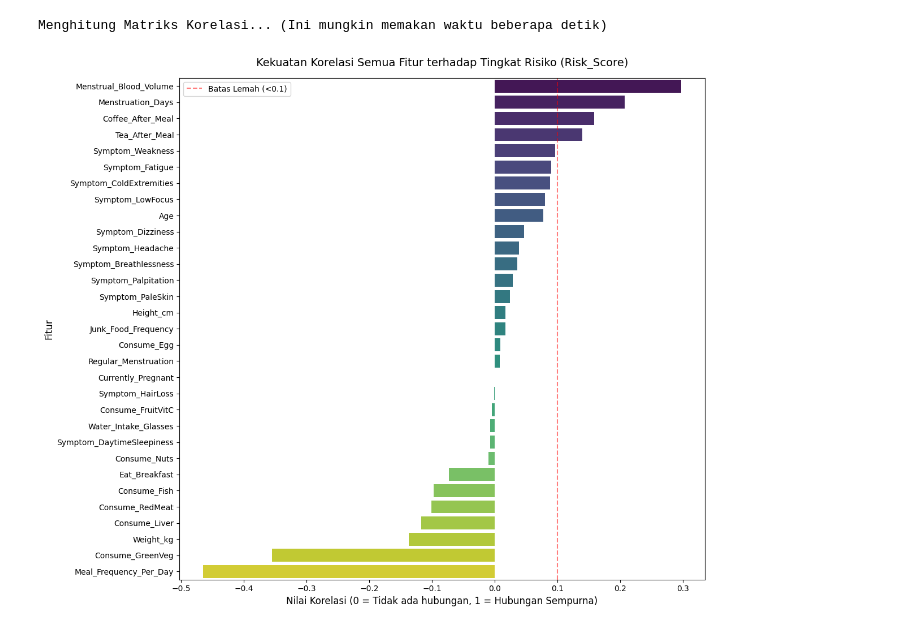
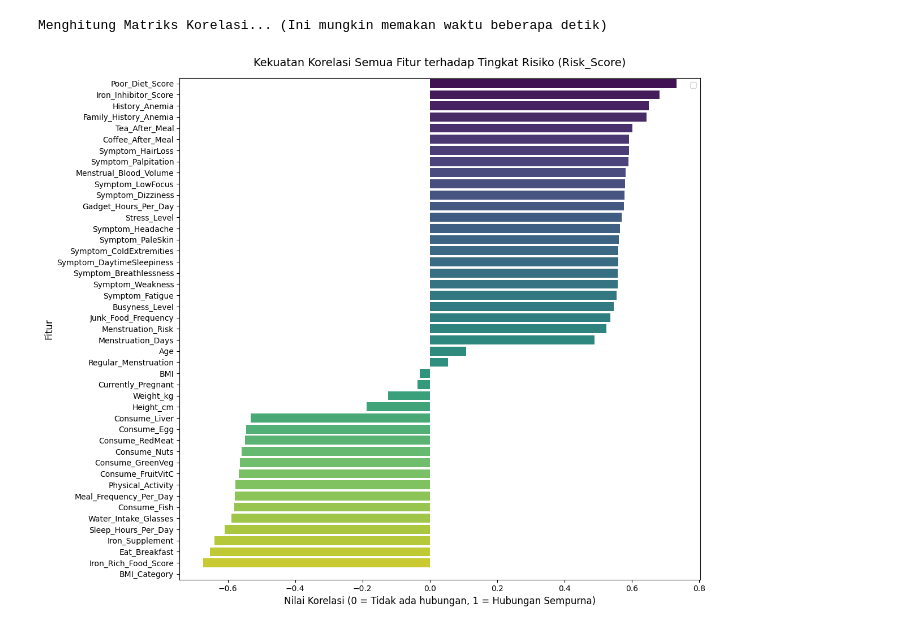
Before and after one commit to PriadiCuanda-231401058/Capstone-Project-Eye-Nemia, a Jupyter notebook: Eye_nemia.ipynb, the cells around one changed output. Saved outputs shown, nothing was run; the diff lists cells and outputs as text; code cells hidden in the pictures.

```diff
--- a/Eye_nemia.ipynb
+++ b/Eye_nemia.ipynb
@@ -802,7 +827,13 @@ Proses ini meliputi:
 # %% [markdown]
 ### Binary encoding
 # %%
-binary_cols = ['Regular_Menstruation', 'Eat_Breakfast', 'Currently_Pregnant']
+binary_cols = ['Regular_Menstruation',
+               'Eat_Breakfast',
+               'Currently_Pregnant',
+               'History_Anemia',
+               'Family_History_Anemia',
+               'Iron_Supplement'
+               ]
 
 binary_map = {'Ya': 1, 'Tidak': 0}
 
@@ -963,12 +1026,12 @@ artinya seluruh nilai berhasil dikonversi dengan baik
 ### Label Encoding
 # %%
 # Label Encoding kolom target Risk_Score
-risk_map = {'Low': 0, 'Medium': 1, 'High': 2}
+# risk_map = {'Low': 0, 'Medium': 1, 'High': 2}
 
-df_clean['Risk_Score'] = df_clean['Risk_Score'].map(risk_map)
+# df_clean['Risk_Score'] = df_clean['Risk_Score'].map(risk_map)
 
-# Verifikasi
-print(df_clean['Risk_Score'].value_counts().sort_index())
-print()
-print('Cek NaN setelah encoding:')
-print(df_clean['Risk_Score'].isnull().sum())
+# # Verifikasi
+# print(df_clean['Risk_Score'].value_counts().sort_index())
+# print()
+# print('Cek NaN setelah encoding:')
+# print(df_clean['Risk_Score'].isnull().sum())
@@ -1639,6 +1727,6 @@ y_test  : (3480,)
 # %%
 # Load Data
-df = df_clean
+df = df_fe
 
 # Pisahkan kolom berdasarkan tipe
 num_cols = df.select_dtypes(include=['float64', 'int64']).columns.tolist()
@@ -1700,7 +1788,7 @@ for i in range(len(all_cols)):
 
         # Jika Numerik vs Numerik -> Spearman Rank
         elif col1 in num_cols and col2 in num_cols:
-            corr_matrix.loc[col1, col2] = df_corr[col1].corr(df_corr[col2], method='spearman')
+            corr_matrix.loc[col1, col2] = df_corr[col1].corr(df_corr[col2], method='pearson')
 
         # Jika Kategorikal vs Kategorikal -> Cramer's V
         elif col1 in cat_cols and col2 in cat_cols:
@@ -1721,23 +1809,23 @@ Menghitung Matriks Korelasi... (Ini mungkin memakan waktu beberapa detik)
 # %%
 # Ambil korelasi hanya terhadap kolom 'Risk_Score'
 target_corr = corr_matrix[['Risk_Score']].drop('Risk_Score') # Drop agar Risk_Score tidak koreksi dengan dirinya sendiri (1.0)
 target_corr = target_corr.sort_values(by='Risk_Score', ascending=False)
 
 # Visualisasi Barplot
 plt.figure(figsize=(12, 10))
 sns.barplot(x=target_corr['Risk_Score'], y=target_corr.index, palette='viridis')
 plt.title('Kekuatan Korelasi Semua Fitur terhadap Tingkat Risiko (Risk_Score)', fontsize=14, pad=15)
 plt.xlabel('Nilai Korelasi (0 = Tidak ada hubungan, 1 = Hubungan Sempurna)', fontsize=12)
 plt.ylabel('Fitur', fontsize=12)
-plt.axvline(x=0.1, color='red', linestyle='--', alpha=0.5, label='Batas Lemah (<0.1)')
+# plt.axvline(x=0.1, color='red', linestyle='--', alpha=0.5, label='Batas Lemah (<0.1)')
 plt.legend()
 plt.tight_layout()
 
 # Save atau show (gunakan savefig jika berjalan di VM)
 # plt.savefig('Korelasi_Risk_Score.png')
 plt.show()
 # %% [output]
-[figure, old version]
+[figure, new version]
 # %%
 # 1. Ambil korelasi hanya terhadap 'Risk_Score'
 target_corr = corr_matrix[['Risk_Score']].drop('Risk_Score')
```
Also changed, not shown: parts of 51 cells of this notebook.
